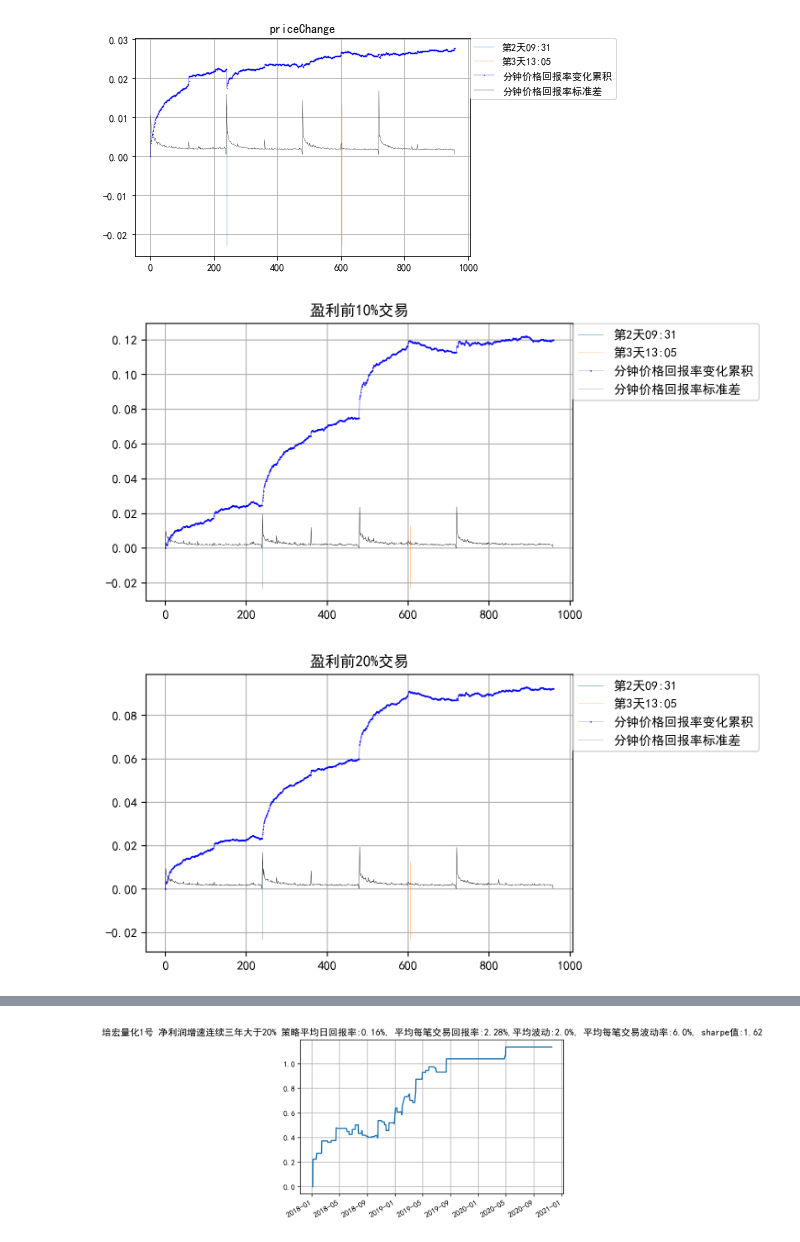
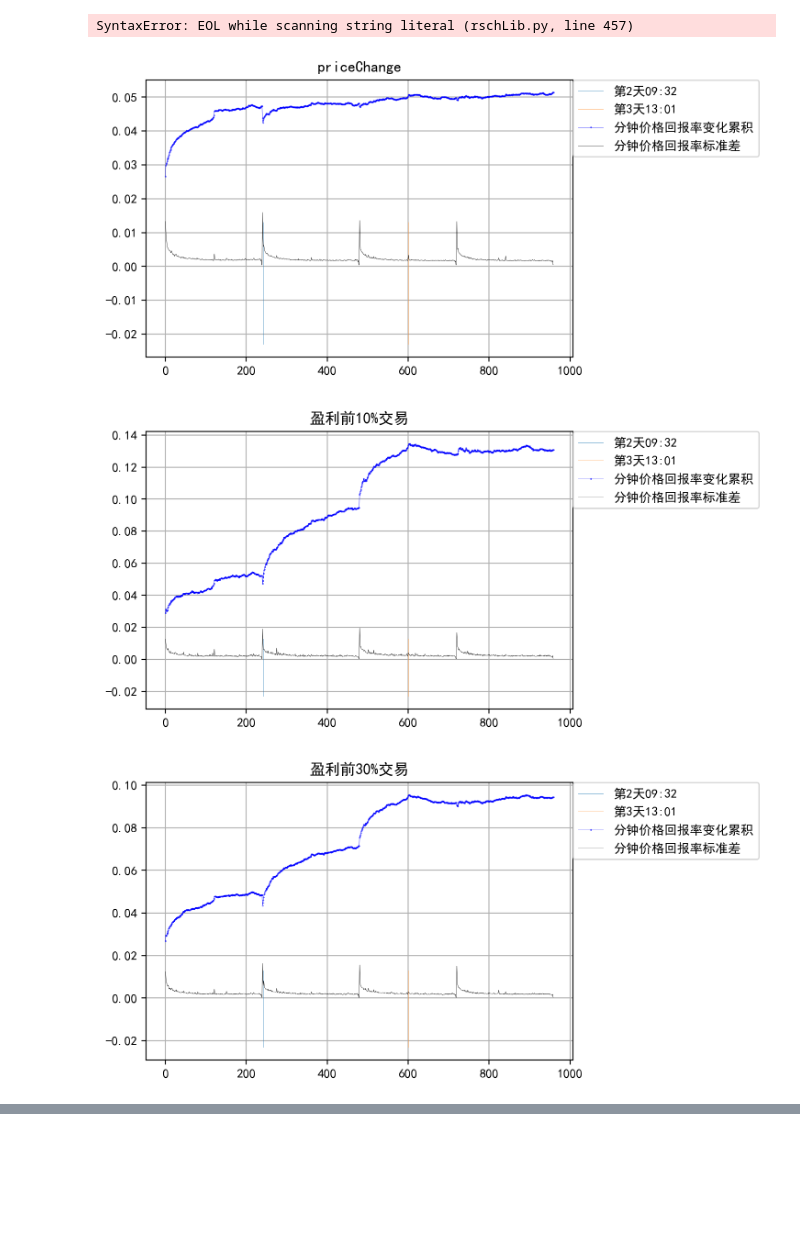
Before and after one commit to xudong2019/coresearch, a Jupyter notebook: 培宏量化1号/analysis.ipynb, the cells around one changed output, grey strips where cells are left out. Saved outputs shown, nothing was run; the diff lists cells and outputs as text; code cells hidden in the pictures; blank space fills up the shorter version.

```diff
--- a/培宏量化1号/analysis.ipynb
+++ b/培宏量化1号/analysis.ipynb
@@ -1,8 +1,8 @@
 # %%
 strategy_name = '培宏量化1号'
-inTime = 240
-otTime = 604
-tradeArea=[inTime,otTime]
+inTime = 241
+otTime = 600
+tradeArea = [inTime, otTime]
 maxD = 4
 offStart = ('close_mtx',0)
 # %%
@@ -25,32 +25,39 @@ import talib
 import importlib
 import rschLib
 np.set_printoptions(formatter={'float_kind': "{:.6f}".format})
-client = pymongo.MongoClient('localhost', 27017)
-db = client.quanLiang
-dbt = client.tinySoftData
+dbt = rschLib.db_tinySoftData()
 dtes, tkrs, name, open_mtx, high_mtx, low_mtx, close_mtx,belong, shenwan1, shenwan2, shenwan3, vol_mtx, amount_mtx = rschLib.loadDailyBarMtx()
 # get time labels
-timeAsFloat, timeLabels, maxM, dayOff = rschLib.getTimeLabels(maxD)
+timeAsFloat, timeLabels, maxM, dayOff, dayTimeAsFloat = rschLib.getTimeLabels(maxD)
 # get trades
-trades, tradesUsed, Po, r = rschLib.getTradesWithPklCache(strategy_name, name, tkrs, dtes, maxD, maxM)
+R = open_mtx[:, 1:]/close_mtx[:,:-1]-1  #使用收盘到开盘的回报率来修正分红和拆股
+R = np.hstack((np.zeros((R.shape[0],1)), R))
+tradesUsed, r_withnan = rschLib.getTradesFast(strategy_name, name, tkrs, dtes, maxD, dayTimeAsFloat, R)
+
 # get trade samples by good/bad trades
 tradeArea=[inTime,otTime]
-result = rschLib.getTradeAnalysisSampleGroups(r, tradeArea)
+idxTradable = np.isfinite(r_withnan[:,tradeArea[0]])
+r = r_withnan.copy()
+r[np.isfinite(r)==False]=0
+
+result = rschLib.getTradeAnalysisSampleGroups(r, idxTradable, tradeArea)
 
 # draw price change
-rschLib.drawPriceChange(r, strategy_name, timeLabels=timeLabels, tp=tradeArea)
+rschLib.drawPriceChange(r[idxTradable,:], strategy_name, timeLabels=timeLabels, tp=tradeArea)
 rschLib.drawPriceChange(result['rGood10'], strategy_name, timeLabels=timeLabels, title='盈利前10%交易', tp=tradeArea)
-rschLib.drawPriceChange(result['rGood20'], strategy_name, timeLabels=timeLabels, title='盈利前20%交易', tp=tradeArea)
+#rschLib.drawPriceChange(result['rGood20'], strategy_name, timeLabels=timeLabels, title='盈利前20%交易', tp=tradeArea)
 rschLib.drawPriceChange(result['rGood30'], strategy_name, timeLabels=timeLabels, title='盈利前30%交易', tp=tradeArea)
-rschLib.drawPriceChange(result['rBad10'], strategy_name, timeLabels=timeLabels, title='亏损前10%交易', tp=tradeArea)
-rschLib.drawPriceChange(result['rBad20'], strategy_name, timeLabels=timeLabels, title='亏损前20%交易', tp=tradeArea)
-rschLib.drawPriceChange(result['rBad30'], strategy_name, timeLabels=timeLabels, title='亏损前30%交易', tp=tradeArea)
+rschLib.drawPriceChange(result['rBad10'], strategy_name, timeLabels=timeLabels, title='亏损前10%交易',  tp=tradeArea)
+#rschLib.drawPriceChange(result['rBad20'], strategy_name, timeLabels=timeLabels, title='亏损前20%交易',  tp=tradeArea)
+rschLib.drawPriceChange(result['rBad30'], strategy_name, timeLabels=timeLabels, title='亏损前30%交易',  tp=tradeArea)
+
+
 # analyze tags
 rschLib.analyzeTradeTags(tradesUsed, result['rGood10'], result['idxGood10'], '盈利前10%交易',strategy_name, dtes, tkrs, offStart)
-rschLib.analyzeTradeTags(tradesUsed, result['rGood20'], result['idxGood20'], '盈利前20%交易',strategy_name, dtes, tkrs, offStart)
+#rschLib.analyzeTradeTags(tradesUsed, result['rGood20'], result['idxGood20'], '盈利前20%交易',strategy_name, dtes, tkrs, offStart)
 rschLib.analyzeTradeTags(tradesUsed, result['rGood30'], result['idxGood30'], '盈利前30%交易',strategy_name, dtes, tkrs, offStart)
 rschLib.analyzeTradeTags(tradesUsed, result['rBad10'], result['idxBad10'], '亏损前10%交易',strategy_name, dtes, tkrs, offStart)
-rschLib.analyzeTradeTags(tradesUsed, result['rBad20'], result['idxBad20'], '亏损前20%交易',strategy_name, dtes, tkrs, offStart)
+#rschLib.analyzeTradeTags(tradesUsed, result['rBad20'], result['idxBad20'], '亏损前20%交易',strategy_name, dtes, tkrs, offStart)
 rschLib.analyzeTradeTags(tradesUsed, result['rBad30'], result['idxBad30'], '亏损前30%交易',strategy_name, dtes, tkrs, offStart)
 
 #get tag names
@@ -59,13 +66,13 @@ idxOverLapTagList=rschLib.analyzeTradeTags(tradesUsed, r, list(range(len(tradesU
 
 #draw pnl and tag pnl
 importlib.reload(rschLib)
-[dtesByTrade, pnlByTrade]=rschLib.getPnl(dtes,tkrs, name, tradesUsed, inTime, otTime, dayOff, timeAsFloat, toDatabase='yes', strategy_name=strategy_name)
-[dtesPnlAggr,pnlAggr, numTrades] = rschLib.aggregatePnlAndDtes(dtesByTrade, pnlByTrade)
-rschLib.drawPNL(dtesPnlAggr, pnlAggr, dtes, strategy_name, toDatabase='yes')
+[dtesByTrade, pnlByTrade] = rschLib.getPnlFast(r, dtes, tkrs, name, tradesUsed, inTime, otTime, dayOff, timeAsFloat, toDatabase='yes', strategy_name=strategy_name)
+[dtesPnlAggr, pnlAggr, numTrades] = rschLib.aggregatePnlAndDtes(dtesByTrade, pnlByTrade)
+rschLib.drawPNL(dtesPnlAggr, pnlAggr, dtes, strategy_name, showFigure='yes', toDatabase='yes')
 for i in range(len(tnames)):
     tagName = tnames[i]
     [dtesWithTag, pnlWithTag,n] = rschLib.aggregatePnlAndDtes(dtesByTrade[idxOverLapTagList[i]],pnlByTrade[idxOverLapTagList[i]])
-    rschLib.drawPNL(dtesWithTag, pnlWithTag, dtes, strategy_name, toDatabase='yes', dateStart=dtesPnlAggr[0], pnlType=tagName)
+    rschLib.drawPNL(dtesWithTag, pnlWithTag, dtes, strategy_name, showFigure='yes', toDatabase='yes', dateStart=dtesPnlAggr[0], pnlType=tagName)
 
 #analysis of number of trades vs performance
 importlib.reload(rschLib)
@@ -93,3 +100,4 @@ rschLib.pnlVsNumtrades(pnlAggr, numTrades, strategy_name, toDatabase='yes')
+SyntaxError: EOL while scanning string literal (rschLib.py, line 457)
-[figure, old version]
+[figure, new version]
-[figure, old version]
+[figure, new version]
-[figure, old version]
+[figure, new version]
@@ -101 +105,0 @@ rschLib.pnlVsNumtrades(pnlAggr, numTrades, strategy_name, toDatabase='yes')
-[figure, removed]
```
Also changed, not shown: parts of 1 cell of this notebook, 25 other files.
